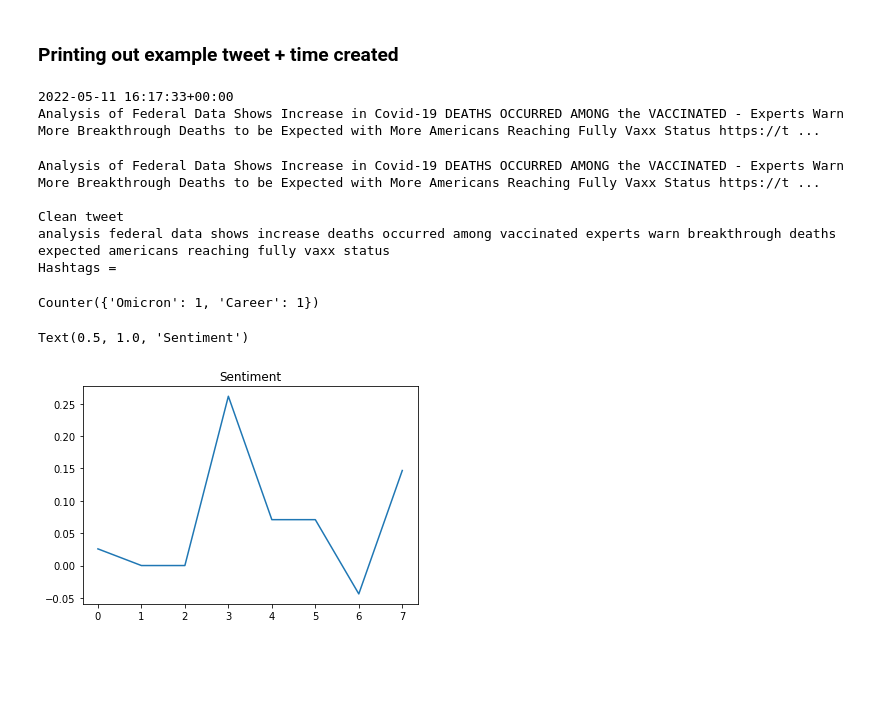
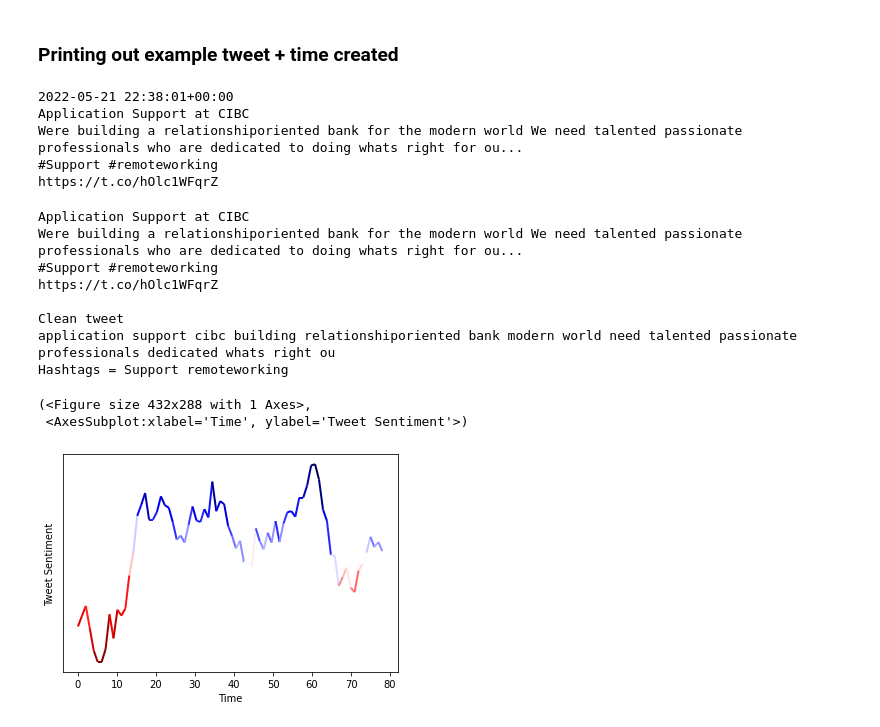
Before and after one commit to mustafa-tariqk/sentiment-trends, a Jupyter notebook: layale.ipynb, the cells around one changed output. Cells and saved outputs as stored; diff of their text form; code cells hidden in the pictures; blank space fills up the shorter version.

```diff
--- a/layale.ipynb
+++ b/layale.ipynb
@@ -298,11 +493,16 @@ raw_tweet_data = collect_data(keyword,api)
 # %% [markdown]
 <h3> Printing out example tweet + time created </h3>
 # %%
-print(str(raw_tweet_data["time"][1]))
-print(raw_tweet_data["text"][1])
+idxt=19
+
+print(str(raw_tweet_data["time"][idxt]))
+print(raw_tweet_data["text"][idxt])
 # %% [output]
-2022-05-11 16:17:33+00:00
-Analysis of Federal Data Shows Increase in Covid-19 DEATHS OCCURRED AMONG the VACCINATED - Experts Warn More Breakthrough Deaths to be Expected with More Americans Reaching Fully Vaxx Status https://t ...
+2022-05-21 22:38:01+00:00
+Application Support at CIBC
+Were building a relationshiporiented bank for the modern world We need talented passionate professionals who are dedicated to doing whats right for ou...
+#Support #remoteworking
+https://t.co/hOlc1WFqrZ
 # %%
 processed_tweets = []
 hashtags = []
@@ -311,31 +511,16 @@ for idx in range(len(raw_tweet_data["text"])):
     processed_tweets.append(temptweet)
     hashtags.append(temphash)
 
-idxt = 1
 print(str(raw_tweet_data["text"][idxt]))
 print("\nClean tweet")
 print(processed_tweets[idxt])
 print("Hashtags =",hashtags[idxt])
-
-type(hashtags)
-
-Counter(" ".join(hashtags).split())
 # %% [output]
-Analysis of Federal Data Shows Increase in Covid-19 DEATHS OCCURRED AMONG the VACCINATED - Experts Warn More Breakthrough Deaths to be Expected with More Americans Reaching Fully Vaxx Status https://t ...
+Application Support at CIBC
+Were building a relationshiporiented bank for the modern world We need talented passionate professionals who are dedicated to doing whats right for ou...
+#Support #remoteworking
+https://t.co/hOlc1WFqrZ
 
 Clean tweet
-analysis federal data shows increase deaths occurred among vaccinated experts warn breakthrough deaths expected americans reaching fully vaxx status
-Hashtags =
+application support cibc building relationshiporiented bank modern world need talented passionate professionals dedicated whats right ou
+Hashtags = Support remoteworking
-Counter({'Omicron': 1, 'Career': 1})
-# %%
-sentiment, word_counts, word_labels = analyze_tweet(processed_tweets)
-
-# Calculating rolling average of sentiments
-rolling_sentiment = moving_average(sentiment)
-
-plt.figure
-plt.plot(rolling_sentiment)
-plt.title("Sentiment")
-# %% [output]
-Text(0.5, 1.0, 'Sentiment')
-[figure, removed]
@@ -341,0 +536,6 @@ Text(0.5, 1.0, 'Sentiment')
+# %%
+multi_color_chart(nltk_df["Sentiment"])
+# %% [output]
+(<Figure size 432x288 with 1 Axes>,
+ <AxesSubplot:xlabel='Time', ylabel='Tweet Sentiment'>)
+[figure, added]
```
Also changed, not shown: parts of 36 cells of this notebook.
